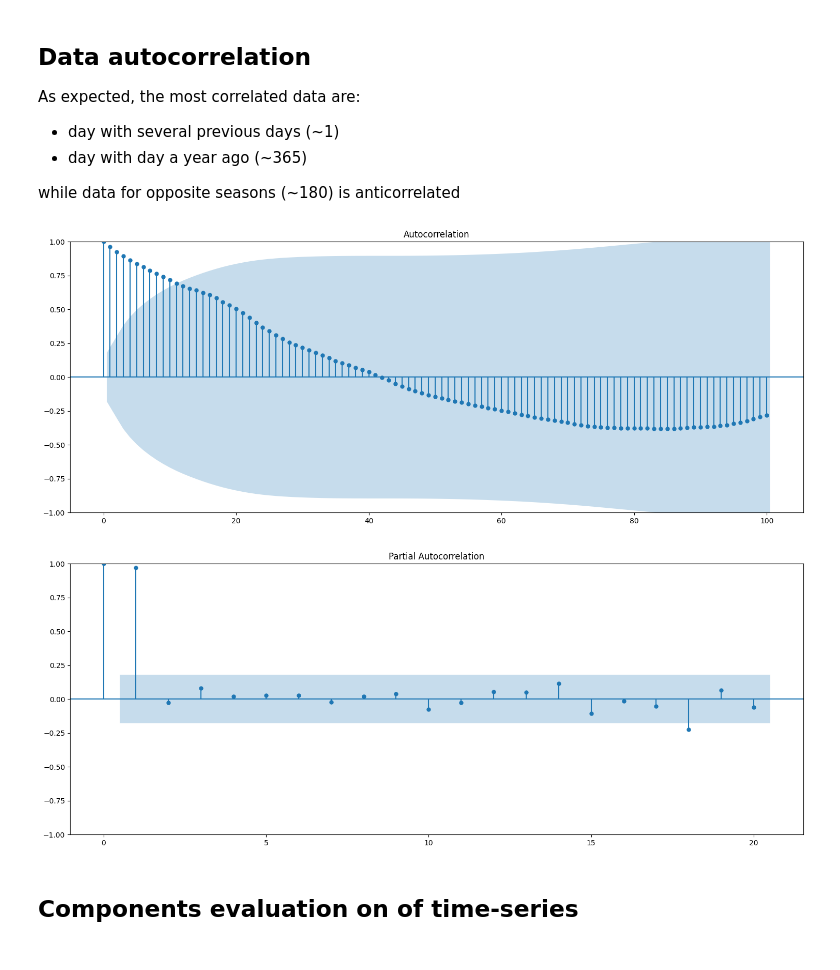
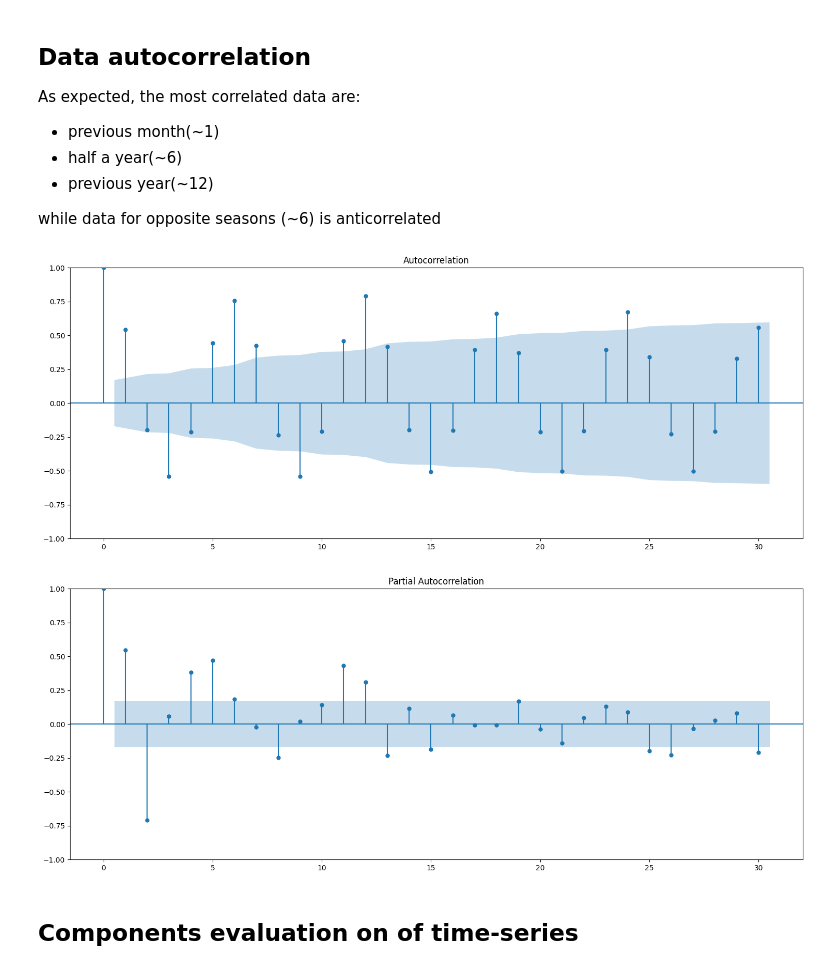
Before and after one commit to tiginamaria/ITMO_AML, a Jupyter notebook: hw1/task1.ipynb, the cells around one changed output. Cells and saved outputs as stored; diff of their text form; code cells hidden in the pictures.

```diff
--- a/hw1/task1.ipynb
+++ b/hw1/task1.ipynb
@@ -12,8 +29,8 @@ Dataset: Monthly gold cost from 1950 to 2020 ([kaggle](https://www.kaggle.com/da
 # %%
 # Data
-df = pd.read_csv('monthly_csv.csv', parse_dates=['Date'], encoding='cp1251')
-df['date'] = df['Date']
-df['value'] = df['Price']
+df = pd.read_csv('data.csv', parse_dates=['DATE'], encoding='cp1251')
+df['date'] = df['DATE']
+df['value'] = df['IPG2211A2N']
 df = df.set_index(['date'])
 df = df[['value']]
 df = df.astype('float32')
@@ -42,6 +59,6 @@ plt.show()
 # %%
-df_train = df.loc['2000-01-01':'2009-12-31'].copy()
-df_test = df.loc['2010-01-01':'2011-12-31'].copy()
+df_train = df.loc['2000-01-01':'2010-12-01'].copy()
+df_test = df.loc['2011-01-01':'2013-12-01'].copy()
 # %%
 df_train.shape[0] / 12, df_test.shape[0] / 12
 # %% [output]
@@ -56,23 +73,24 @@ plt.show()
 # %% [markdown]
 ## Data autocorrelation
 As expected, the most correlated data are:
-- day with several previous days (~1)
-- day with day a year ago (~365)
+- previous month(~1)
+- half a year(~6)
+- previous year(~12)
 
-while data for opposite seasons (~180) is anticorrelated
+while data for opposite seasons (~6) is anticorrelated
 # %%
-fig = sm.graphics.tsa.plot_acf(df_train['value'], lags=100)
+fig = sm.graphics.tsa.plot_acf(df_train['value'], lags=30)
 fig.set_size_inches((15, 6))
 fig.tight_layout()
 plt.show()
 
-fig = sm.graphics.tsa.plot_pacf(df_train['value'], lags=20)
+fig = sm.graphics.tsa.plot_pacf(df_train['value'], lags=30)
 fig.set_size_inches((15, 6))
 fig.tight_layout()
 plt.show()
 # %% [output]
-[figure, old version]
+[figure, new version]
-[figure, old version]
+[figure, new version]
 # %% [markdown]
 ## Components evaluation on of time-series
 # %%
```
Also changed, not shown: parts of 34 cells of this notebook, 1 other file.
